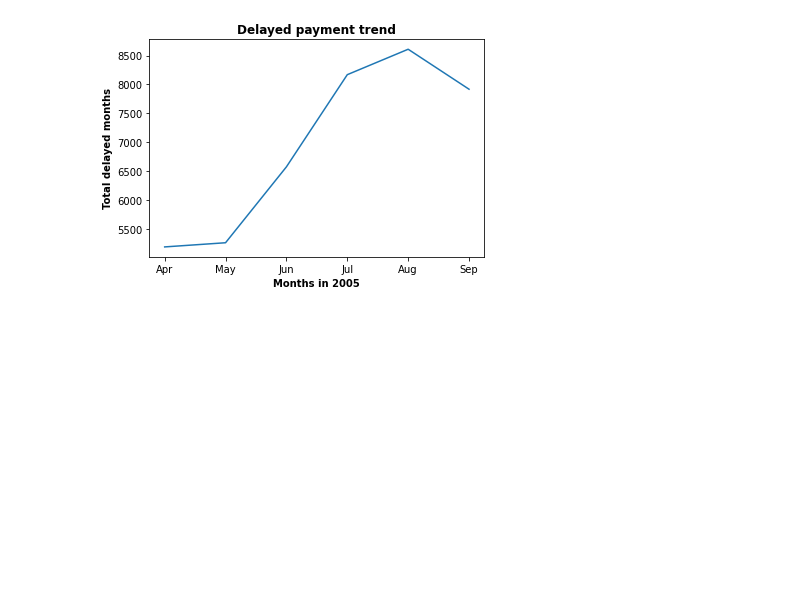
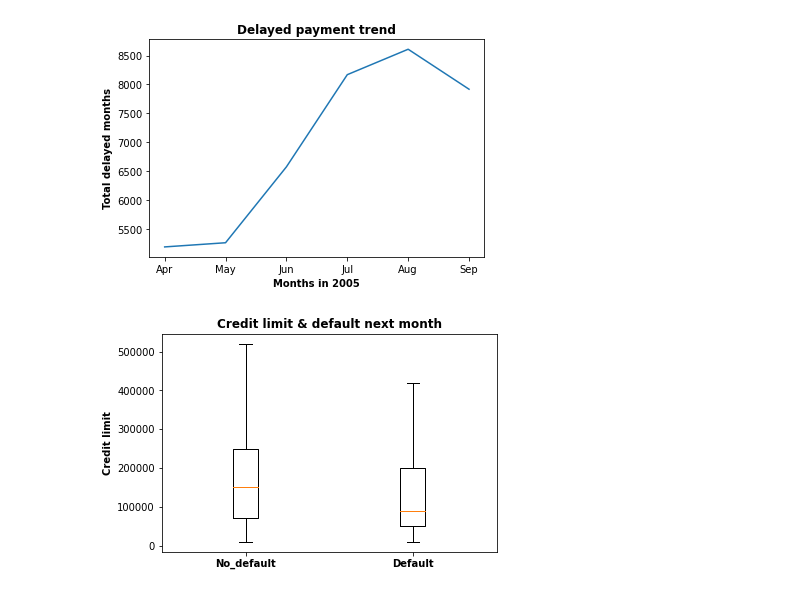
Before and after one commit to AnshRockstar/Credit-Card-Default-Analysis, a Jupyter notebook: Credit_Card_Default_Prediction_Capstone_Projectipynb.ipynb, the cells around one changed output. Drawn from its saved outputs; the diff is of its cells as text; code cells hidden in the pictures; blank space fills up the shorter version.

```diff
--- a/Credit_Card_Default_Prediction_Capstone_Projectipynb.ipynb
+++ b/Credit_Card_Default_Prediction_Capstone_Projectipynb.ipynb
@@ -323,3 +323,20 @@ plt.title('Delayed payment trend',fontweight='bold')
 plt.show()
 # %% [output]
 [figure]
+# %%
+# Make a boxplot to visualize credit limit and default payment next month
+# 1: default next month; 0: no default next month
+
+def0 = df.loc[df['DEF_PAY_NMO'] == 0,'LIMIT_BAL']
+def1 = df.loc[df['DEF_PAY_NMO'] == 1,'LIMIT_BAL']
+
+fig, ax = plt.subplots()
+ax.boxplot([def0, def1],  showfliers=False)
+
+ax.set_xticklabels(['No_default',"Default"],fontweight ='bold')
+ax.set_ylabel('Credit limit',fontweight ='bold')
+ax.set_title('Credit limit & default next month',fontweight ='bold')
+
+plt.show()
+# %% [output]
+[figure, added]
```
Also changed, not shown: parts of 3 cells of this notebook.
